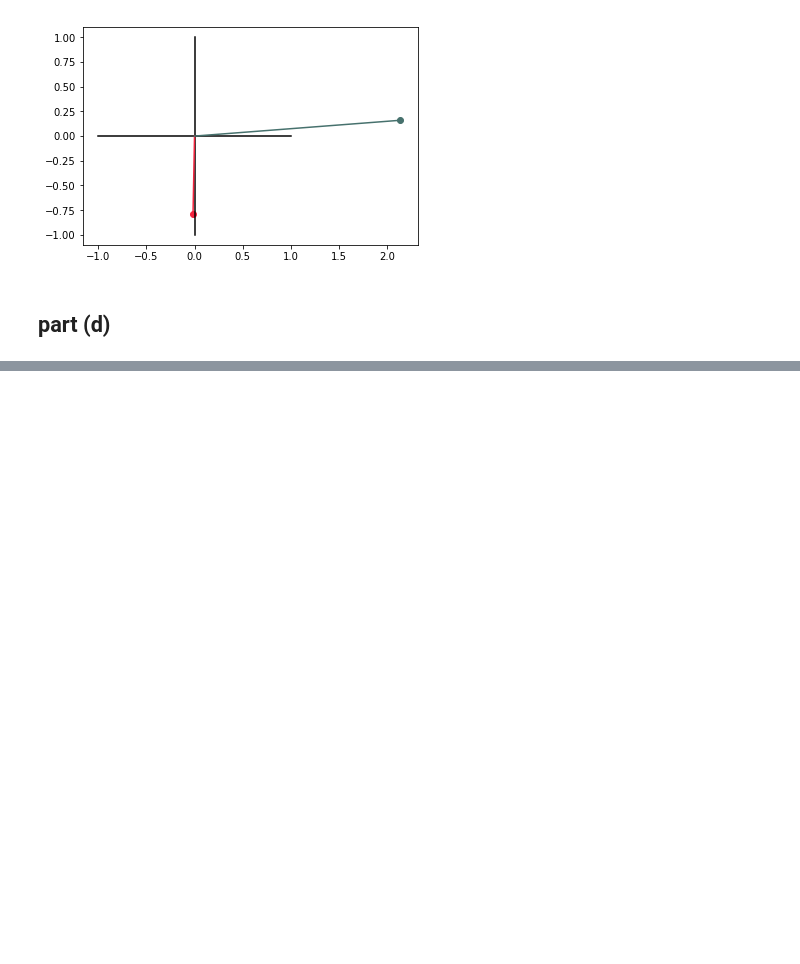
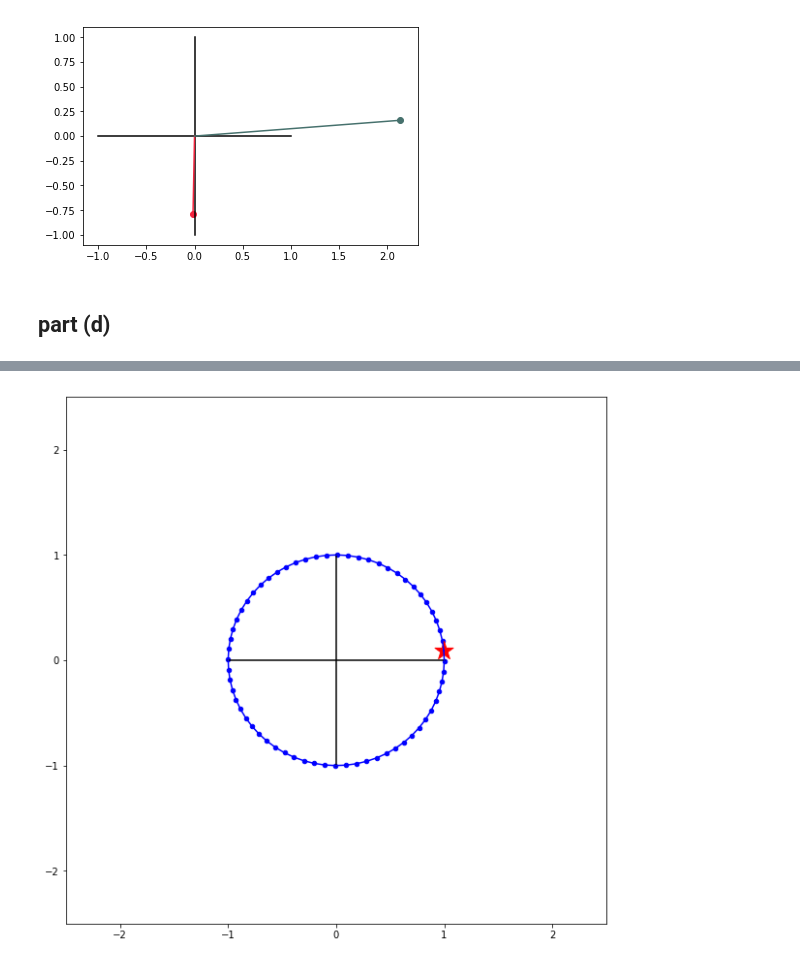
Before and after one commit to rfeinman/hw-mathtools, a Jupyter notebook: hw1_Feinman/hw1.ipynb, the cells around one changed output, grey strips where cells are left out. Saved outputs shown, nothing was run; the diff lists cells and outputs as text; code cells hidden in the pictures; blank space fills up the shorter version.

```diff
--- a/hw1_Feinman/hw1.ipynb
+++ b/hw1_Feinman/hw1.ipynb
@@ -293,0 +314,6 @@ P = np.hstack([[[np.cos(theta)], [np.sin(theta)]] for theta in thetas])
+# %%
+# this is a slight rotation
+VhP = np.matmul(Vh, P)
+plot_points(VhP)
+# %% [output]
+[figure, added]
```
Also changed, not shown: parts of 13 cells of this notebook.
